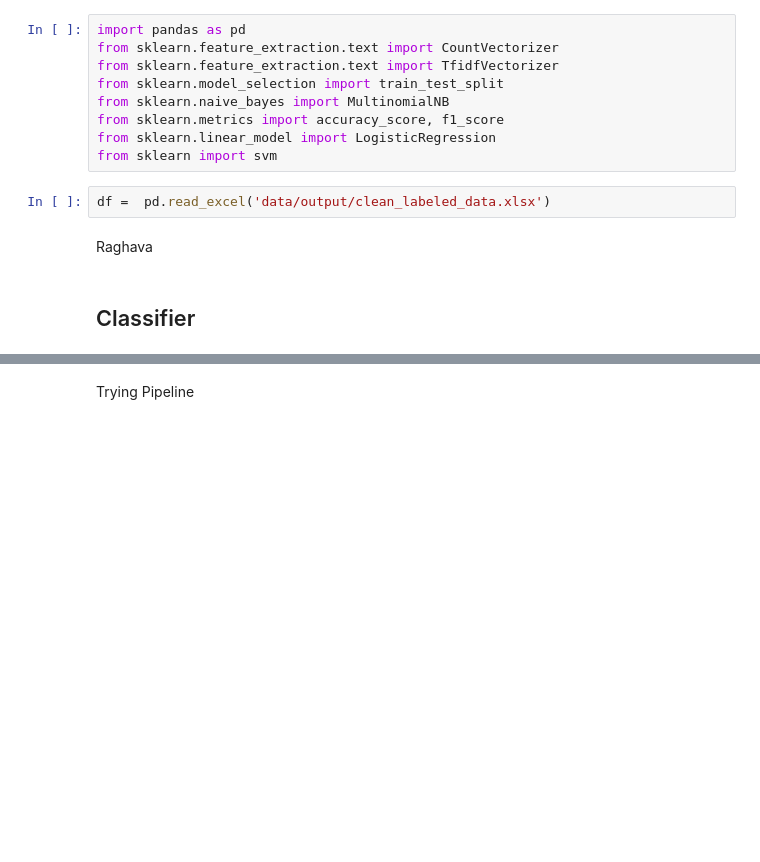
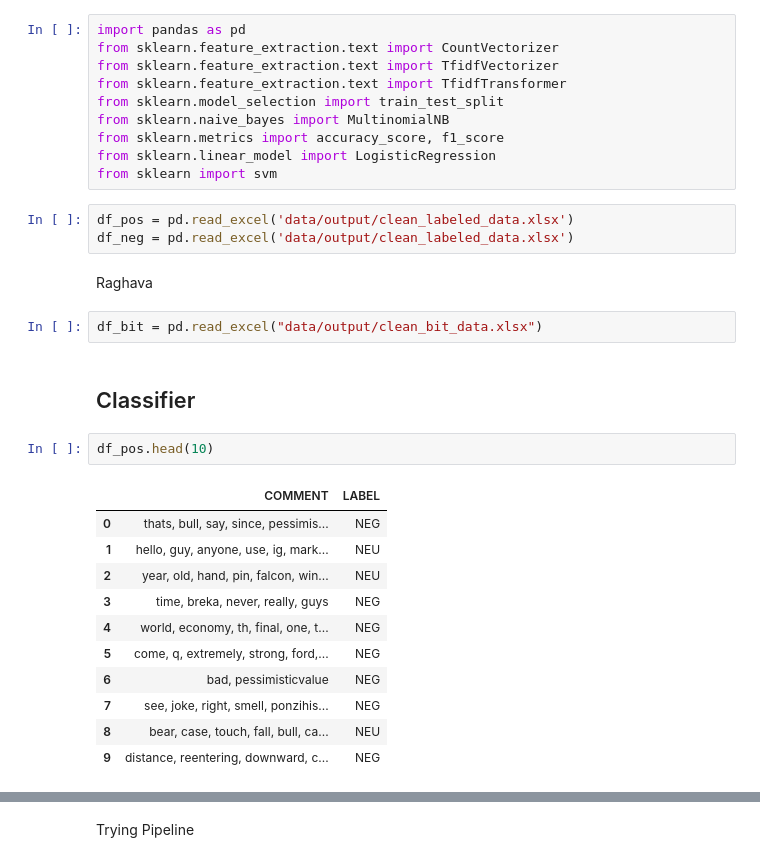
Before and after one commit to falkenovergaard/TA_Exam, a Jupyter notebook: Classifer_test_1.ipynb, the cells around one changed output, grey strips where cells are left out. Cells and saved outputs as stored; diff of their text form; blank space fills up the shorter version.

```diff
--- a/Classifer_test_1.ipynb
+++ b/Classifer_test_1.ipynb
@@ -2,14 +2,32 @@
 import pandas as pd
 from sklearn.feature_extraction.text import CountVectorizer
 from sklearn.feature_extraction.text import TfidfVectorizer
+from sklearn.feature_extraction.text import TfidfTransformer
 from sklearn.model_selection import train_test_split
 from sklearn.naive_bayes import MultinomialNB
 from sklearn.metrics import accuracy_score, f1_score
 from sklearn.linear_model import LogisticRegression
 from sklearn import svm
 # %%
-df =  pd.read_excel('data/output/clean_labeled_data.xlsx')
+df_pos = pd.read_excel('data/output/clean_labeled_data.xlsx')
+df_neg = pd.read_excel('data/output/clean_labeled_data.xlsx')
 # %% [markdown]
 Raghava
+# %%
+df_bit = pd.read_excel("data/output/clean_bit_data.xlsx")
 # %% [markdown]
 ## Classifier
+# %%
+df_pos.head(10)
+# %% [output]
+|  | COMMENT | LABEL |
+| 0 | thats, bull, say, since, pessimis... | NEG |
+| 1 | hello, guy, anyone, use, ig, mark... | NEU |
+| 2 | year, old, hand, pin, falcon, win... | NEU |
+| 3 | time, breka, never, really, guys | NEG |
+| 4 | world, economy, th, final, one, t... | NEG |
+| 5 | come, q, extremely, strong, ford,... | NEG |
+| 6 | bad, pessimisticvalue | NEG |
+| 7 | see, joke, right, smell, ponzihis... | NEG |
+| 8 | bear, case, touch, fall, bull, ca... | NEU |
+| 9 | distance, reentering, downward, c... | NEG |
```
Also changed, not shown: parts of 18 cells of this notebook.
